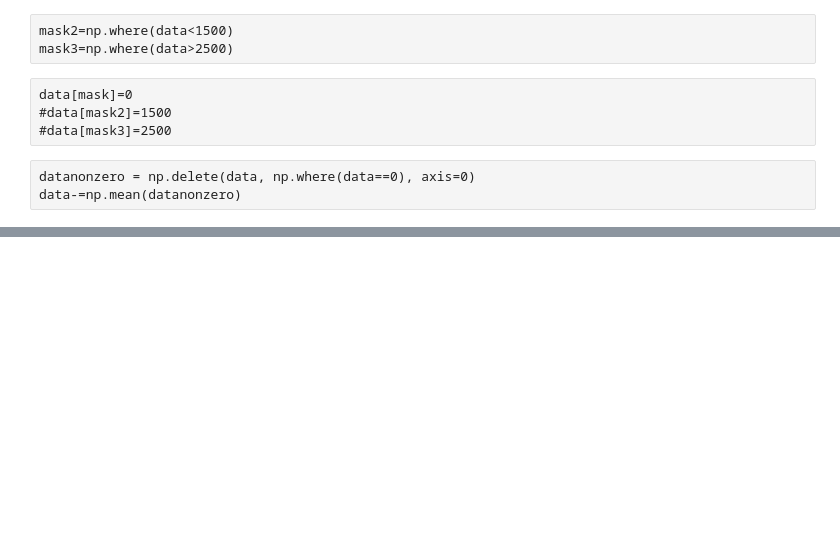
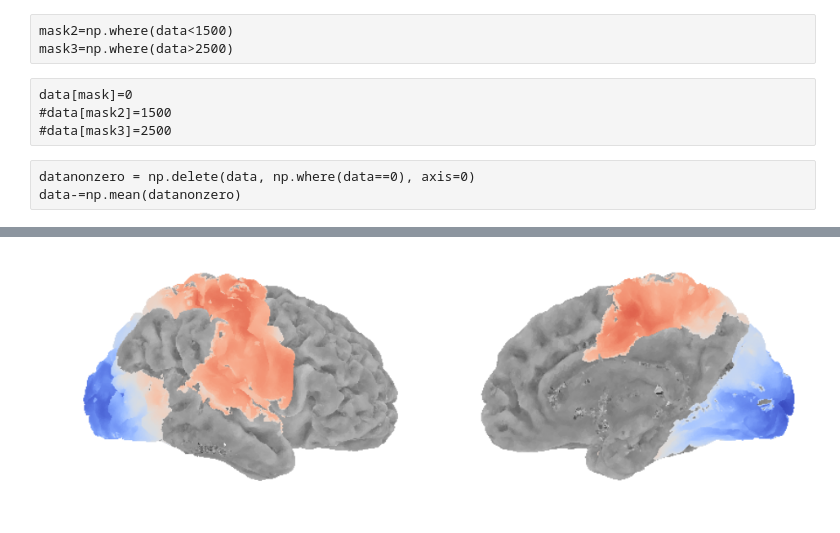
Before and after one commit to juhuntenburg/myelinconnect, a Jupyter notebook: notebooks/plot_surfs.ipynb, the cells around one changed output, grey strips where cells are left out. Drawn from its saved outputs; the diff is of its cells as text; code cells hidden in the pictures; blank space fills up the shorter version.

```diff
--- a/notebooks/plot_surfs.ipynb
+++ b/notebooks/plot_surfs.ipynb
@@ -233,4 +68,0 @@ fig.savefig('/scr/ilz3/myelinconnect/pics/profile_embedding_37_hist.png')
-# %%
-sns.set_context('poster')
-sns.set_style('white')
-plot = plot_surf_stat_map(v, f, stat_map=data[:,9], threshold=0.000000001, bg_map=sulc, elev=180, azim=180, figsize=(11,10))
@@ -265,0 +69,28 @@ data[:,0].shape
+# %%
+sns.set_style('white')
+lat=plot_surf_stat_map(v, f, stat_map=data[:,0], bg_map=sulc, #bg_on_stat=True, darkness=0.5,
+                    elev=180,azim=0, figsize=(11,10) ,threshold=1e-50) #, vmin=1700, vmax=2300)
+
+sns.set_style('white')
+med=plot_surf_stat_map(v, f, stat_map=data[:,0], bg_map=sulc, #bg_on_stat=True,darkness=0.5,
+        elev=180,azim=180, figsize=(11,10), threshold=1e-50)#, vmin=1700, vmax=2300)
+
+
+lat_crop=crop_img(lat)
+med_crop=crop_img(med)
+
+fig=plt.figure()
+fig.set_size_inches(16, 8)
+#ax1 = plt.subplot2grid((4,60), (0,0),  colspan = 26, rowspan =4)
+ax1 = fig.add_subplot(121)
+plt.imshow(lat_crop)
+ax1.set_axis_off()
+#ax2 = plt.subplot2grid((4,60), (0,28), colspan = 26, rowspan =4)
+ax2 = fig.add_subplot(122)
+plt.imshow(med_crop)
+ax2.set_axis_off()
+
+#fig.savefig(fig_file % (method, hemi, str(e+1)))
+#plt.close(fig)
+# %% [output]
+[figure, added]
```
Also changed, not shown: parts of 34 cells of this notebook, 1 other file.
